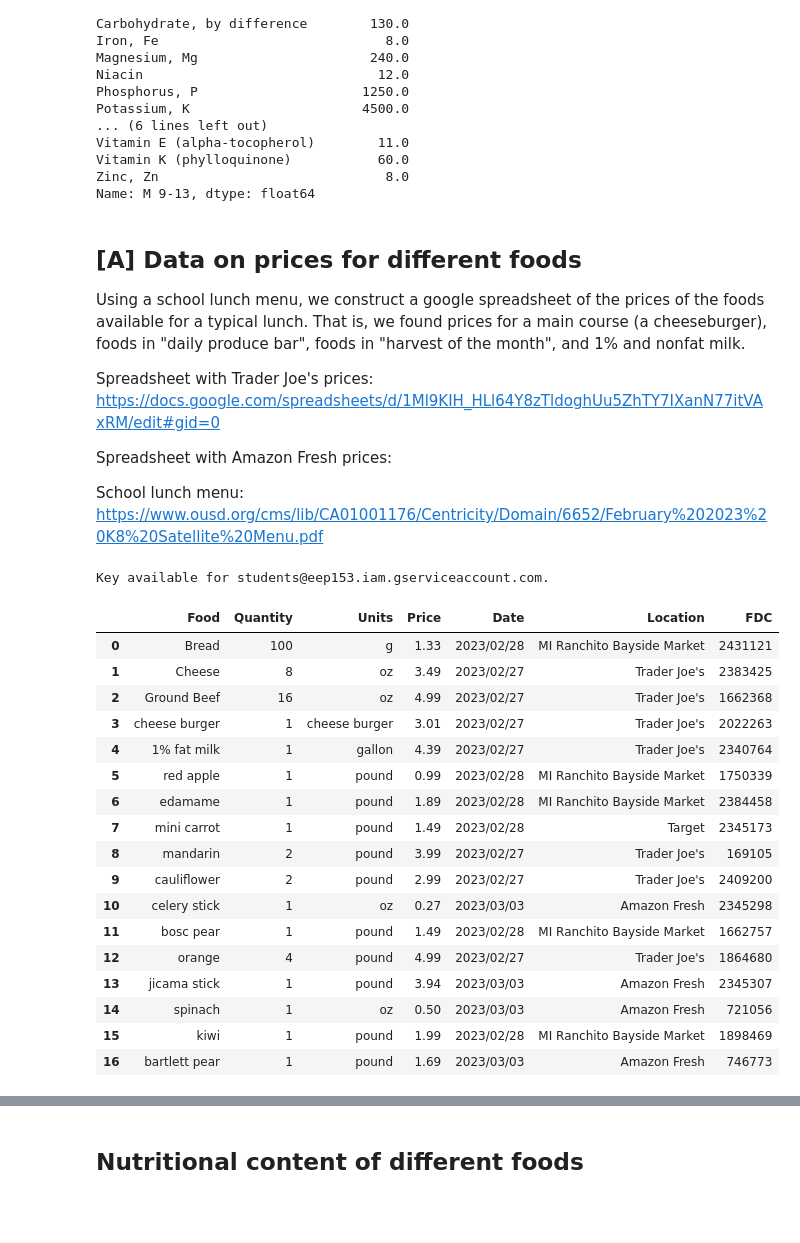
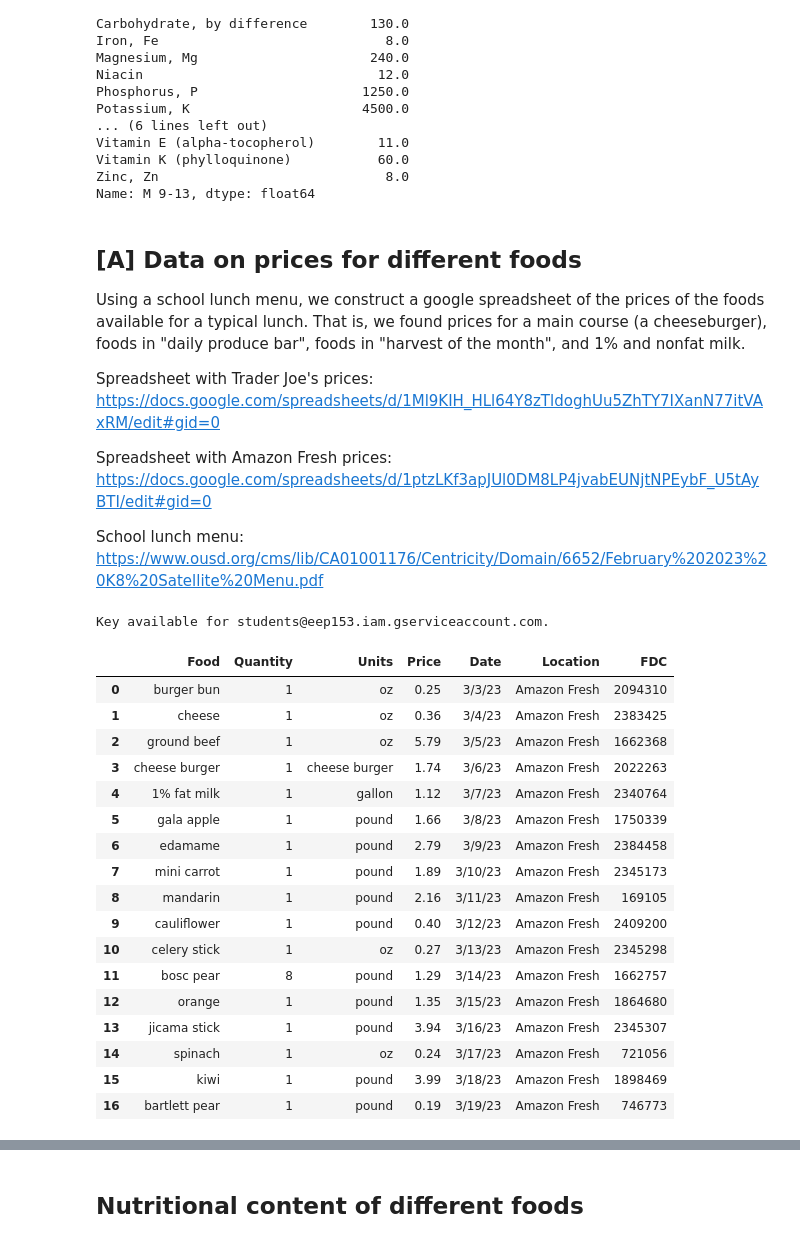
Before and after one commit to philippaSteinberg/EEP153-Proj2, a Jupyter notebook: FinalProject.ipynb, the cells around one changed output, grey strips where cells are left out. Cells and saved outputs as stored; diff of their text form; code cells hidden in the pictures; blank space fills up the shorter version.

Commit message:
Add spreadsheet with all Amazon Fresh prices

```diff
--- a/FinalProject.ipynb
+++ b/FinalProject.ipynb
@@ -102,32 +115,38 @@ Using a school lunch menu, we construct a google spreadsheet of the prices of th
 Spreadsheet with Trader Joe's prices: https://docs.google.com/spreadsheets/d/1Ml9KIH_HLl64Y8zTldoghUu5ZhTY7IXanN77itVAxRM/edit#gid=0
 
 Spreadsheet with Amazon Fresh prices:
+https://docs.google.com/spreadsheets/d/1ptzLKf3apJUl0DM8LP4jvabEUNjtNPEybF_U5tAyBTI/edit#gid=0
 
 School lunch menu: https://www.ousd.org/cms/lib/CA01001176/Centricity/Domain/6652/February%202023%20K8%20Satellite%20Menu.pdf
 # %%
-df = read_sheets("https://docs.google.com/spreadsheets/d/1Ml9KIH_HLl64Y8zTldoghUu5ZhTY7IXanN77itVAxRM/edit#gid=0",
-                 sheet='prices')
+# Trader Joe's and Amazon Fresh prices
+# df = read_sheets("https://docs.google.com/spreadsheets/d/1Ml9KIH_HLl64Y8zTldoghUu5ZhTY7IXanN77itVAxRM/edit#gid=0",
+#                  sheet='prices')
+
+# # Amazon Fresh prices
+df = read_sheets("https://docs.google.com/spreadsheets/d/1ptzLKf3apJUl0DM8LP4jvabEUNjtNPEybF_U5tAyBTI/edit#gid=0",
+                sheet='Sheet1')
 
 df = df.set_index('Food')
 df = df.reset_index()
 df
 # %% [output]
 Key available for students@eep153.iam.gserviceaccount.com.
 |  | Food | Quantity | Units | Price | Date | Location | FDC |
-| 0 | Bread | 100 | g | 1.33 | 2023/02/28 | MI Ranchito Bayside Market | 2431121 |
-| 1 | Cheese | 8 | oz | 3.49 | 2023/02/27 | Trader Joe's | 2383425 |
-| 2 | Ground Beef | 16 | oz | 4.99 | 2023/02/27 | Trader Joe's | 1662368 |
-| 3 | cheese burger | 1 | cheese burger | 3.01 | 2023/02/27 | Trader Joe's | 2022263 |
-| 4 | 1% fat milk | 1 | gallon | 4.39 | 2023/02/27 | Trader Joe's | 2340764 |
-| 5 | red apple | 1 | pound | 0.99 | 2023/02/28 | MI Ranchito Bayside Market | 1750339 |
-| 6 | edamame | 1 | pound | 1.89 | 2023/02/28 | MI Ranchito Bayside Market | 2384458 |
-| 7 | mini carrot | 1 | pound | 1.49 | 2023/02/28 | Target | 2345173 |
-| 8 | mandarin | 2 | pound | 3.99 | 2023/02/27 | Trader Joe's | 169105 |
-| 9 | cauliflower | 2 | pound | 2.99 | 2023/02/27 | Trader Joe's | 2409200 |
-| 10 | celery stick | 1 | oz | 0.27 | 2023/03/03 | Amazon Fresh | 2345298 |
-| 11 | bosc pear | 1 | pound | 1.49 | 2023/02/28 | MI Ranchito Bayside Market | 1662757 |
-| 12 | orange | 4 | pound | 4.99 | 2023/02/27 | Trader Joe's | 1864680 |
-| 13 | jicama stick | 1 | pound | 3.94 | 2023/03/03 | Amazon Fresh | 2345307 |
-| 14 | spinach | 1 | oz | 0.50 | 2023/03/03 | Amazon Fresh | 721056 |
-| 15 | kiwi | 1 | pound | 1.99 | 2023/02/28 | MI Ranchito Bayside Market | 1898469 |
-| 16 | bartlett pear | 1 | pound | 1.69 | 2023/03/03 | Amazon Fresh | 746773 |
+| 0 | burger bun | 1 | oz | 0.25 | 3/3/23 | Amazon Fresh | 2094310 |
+| 1 | cheese | 1 | oz | 0.36 | 3/4/23 | Amazon Fresh | 2383425 |
+| 2 | ground beef | 1 | oz | 5.79 | 3/5/23 | Amazon Fresh | 1662368 |
+| 3 | cheese burger | 1 | cheese burger | 1.74 | 3/6/23 | Amazon Fresh | 2022263 |
+| 4 | 1% fat milk | 1 | gallon | 1.12 | 3/7/23 | Amazon Fresh | 2340764 |
+| 5 | gala apple | 1 | pound | 1.66 | 3/8/23 | Amazon Fresh | 1750339 |
+| 6 | edamame | 1 | pound | 2.79 | 3/9/23 | Amazon Fresh | 2384458 |
+| 7 | mini carrot | 1 | pound | 1.89 | 3/10/23 | Amazon Fresh | 2345173 |
+| 8 | mandarin | 1 | pound | 2.16 | 3/11/23 | Amazon Fresh | 169105 |
+| 9 | cauliflower | 1 | pound | 0.40 | 3/12/23 | Amazon Fresh | 2409200 |
+| 10 | celery stick | 1 | oz | 0.27 | 3/13/23 | Amazon Fresh | 2345298 |
+| 11 | bosc pear | 8 | pound | 1.29 | 3/14/23 | Amazon Fresh | 1662757 |
+| 12 | orange | 1 | pound | 1.35 | 3/15/23 | Amazon Fresh | 1864680 |
+| 13 | jicama stick | 1 | pound | 3.94 | 3/16/23 | Amazon Fresh | 2345307 |
+| 14 | spinach | 1 | oz | 0.24 | 3/17/23 | Amazon Fresh | 721056 |
+| 15 | kiwi | 1 | pound | 3.99 | 3/18/23 | Amazon Fresh | 1898469 |
+| 16 | bartlett pear | 1 | pound | 0.19 | 3/19/23 | Amazon Fresh | 746773 |
```
Also changed, not shown: parts of 9 cells of this notebook.
